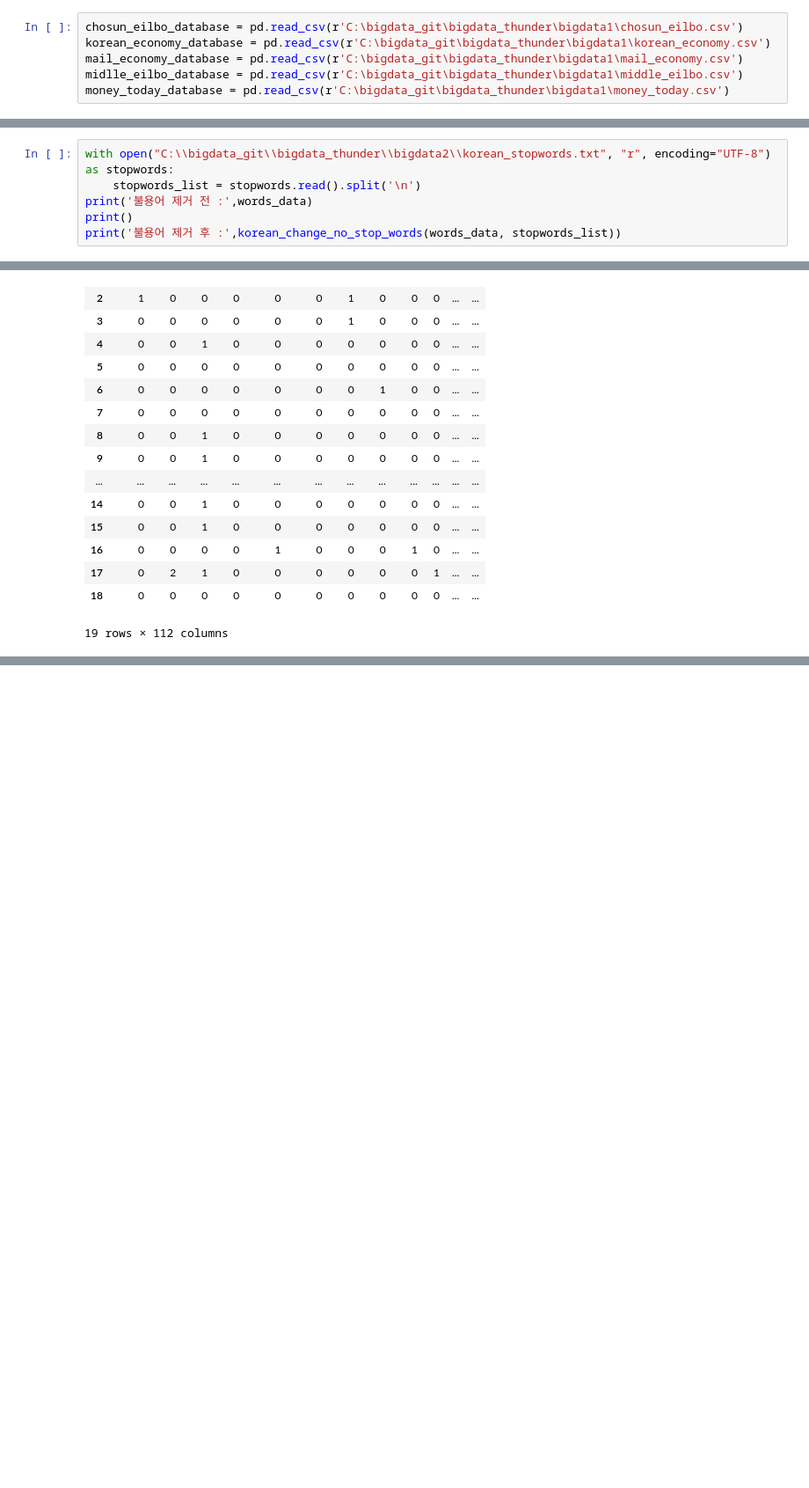
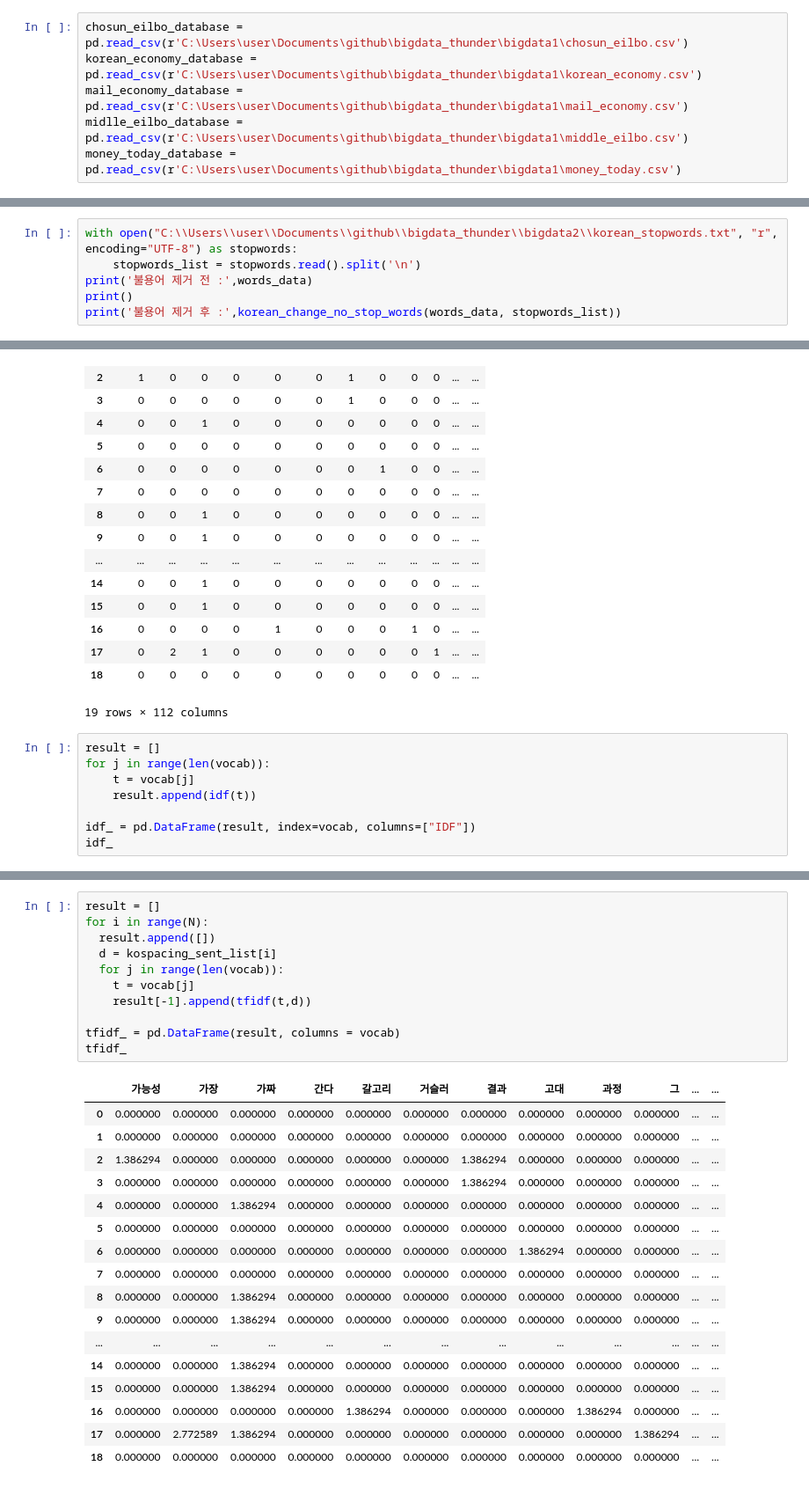
Before and after one commit to soldierzeus/bigdata_thunder, a Jupyter notebook: bigdata2/practice_bigdata_project.ipynb, the cells around one changed output, grey strips where cells are left out. Shown: that part at 88% size. Saved outputs shown, nothing was run; the diff lists cells and outputs as text; blank space fills up the shorter version.

```diff
--- a/bigdata2/practice_bigdata_project.ipynb
+++ b/bigdata2/practice_bigdata_project.ipynb
@@ -11,11 +11,11 @@ import pandas as pd
 # %% [markdown]
 뉴스별 데이터베이스 부르기
 # %%
-chosun_eilbo_database = pd.read_csv(r'C:\bigdata_git\bigdata_thunder\bigdata1\chosun_eilbo.csv')
-korean_economy_database = pd.read_csv(r'C:\bigdata_git\bigdata_thunder\bigdata1\korean_economy.csv')
-mail_economy_database = pd.read_csv(r'C:\bigdata_git\bigdata_thunder\bigdata1\mail_economy.csv')
-midlle_eilbo_database = pd.read_csv(r'C:\bigdata_git\bigdata_thunder\bigdata1\middle_eilbo.csv')
-money_today_database = pd.read_csv(r'C:\bigdata_git\bigdata_thunder\bigdata1\money_today.csv')
+chosun_eilbo_database = pd.read_csv(r'C:\Users\user\Documents\github\bigdata_thunder\bigdata1\chosun_eilbo.csv')
+korean_economy_database = pd.read_csv(r'C:\Users\user\Documents\github\bigdata_thunder\bigdata1\korean_economy.csv')
+mail_economy_database = pd.read_csv(r'C:\Users\user\Documents\github\bigdata_thunder\bigdata1\mail_economy.csv')
+midlle_eilbo_database = pd.read_csv(r'C:\Users\user\Documents\github\bigdata_thunder\bigdata1\middle_eilbo.csv')
+money_today_database = pd.read_csv(r'C:\Users\user\Documents\github\bigdata_thunder\bigdata1\money_today.csv')
 # %% [markdown]
 
 데이터베이스 테스트하기
@@ -174,5 +233,5 @@ from remove_stopwords import *
 # %%
-with open("C:\\bigdata_git\\bigdata_thunder\\bigdata2\\korean_stopwords.txt", "r", encoding="UTF-8") as stopwords:
+with open("C:\\Users\\user\\Documents\\github\\bigdata_thunder\\bigdata2\\korean_stopwords.txt", "r", encoding="UTF-8") as stopwords:
     stopwords_list = stopwords.read().split('\n')
 print('불용어 제거 전 :',words_data)
 print()
@@ -569,3 +648,11 @@ tf_
 | 17 | 0 | 2 | 1 | 0 | 0 | 0 | 0 | 0 | 0 | 1 | ... | ... |
 | 18 | 0 | 0 | 0 | 0 | 0 | 0 | 0 | 0 | 0 | 0 | ... | ... |
 19 rows × 112 columns
+# %%
+result = []
+for j in range(len(vocab)):
+    t = vocab[j]
+    result.append(idf(t))
+
+idf_ = pd.DataFrame(result, index=vocab, columns=["IDF"])
+idf_
@@ -571,0 +673,29 @@ tf_
+# %%
+result = []
+for i in range(N):
+  result.append([])
+  d = kospacing_sent_list[i]
+  for j in range(len(vocab)):
+    t = vocab[j]
+    result[-1].append(tfidf(t,d))
+
+tfidf_ = pd.DataFrame(result, columns = vocab)
+tfidf_
+# %% [output]
+|  | 가능성 | 가장 | 가짜 | 간다 | 갈고리 | 거슬러 | 결과 | 고대 | 과정 | 그 | ... | ... |
+| 0 | 0.000000 | 0.000000 | 0.000000 | 0.000000 | 0.000000 | 0.000000 | 0.000000 | 0.000000 | 0.000000 | 0.000000 | ... | ... |
+| 1 | 0.000000 | 0.000000 | 0.000000 | 0.000000 | 0.000000 | 0.000000 | 0.000000 | 0.000000 | 0.000000 | 0.000000 | ... | ... |
+| 2 | 1.386294 | 0.000000 | 0.000000 | 0.000000 | 0.000000 | 0.000000 | 1.386294 | 0.000000 | 0.000000 | 0.000000 | ... | ... |
+| 3 | 0.000000 | 0.000000 | 0.000000 | 0.000000 | 0.000000 | 0.000000 | 1.386294 | 0.000000 | 0.000000 | 0.000000 | ... | ... |
+| 4 | 0.000000 | 0.000000 | 1.386294 | 0.000000 | 0.000000 | 0.000000 | 0.000000 | 0.000000 | 0.000000 | 0.000000 | ... | ... |
+| 5 | 0.000000 | 0.000000 | 0.000000 | 0.000000 | 0.000000 | 0.000000 | 0.000000 | 0.000000 | 0.000000 | 0.000000 | ... | ... |
+| 6 | 0.000000 | 0.000000 | 0.000000 | 0.000000 | 0.000000 | 0.000000 | 0.000000 | 1.386294 | 0.000000 | 0.000000 | ... | ... |
+| 7 | 0.000000 | 0.000000 | 0.000000 | 0.000000 | 0.000000 | 0.000000 | 0.000000 | 0.000000 | 0.000000 | 0.000000 | ... | ... |
+| 8 | 0.000000 | 0.000000 | 1.386294 | 0.000000 | 0.000000 | 0.000000 | 0.000000 | 0.000000 | 0.000000 | 0.000000 | ... | ... |
+| 9 | 0.000000 | 0.000000 | 1.386294 | 0.000000 | 0.000000 | 0.000000 | 0.000000 | 0.000000 | 0.000000 | 0.000000 | ... | ... |
+| ... | ... | ... | ... | ... | ... | ... | ... | ... | ... | ... | ... | ... |
+| 14 | 0.000000 | 0.000000 | 1.386294 | 0.000000 | 0.000000 | 0.000000 | 0.000000 | 0.000000 | 0.000000 | 0.000000 | ... | ... |
+| 15 | 0.000000 | 0.000000 | 1.386294 | 0.000000 | 0.000000 | 0.000000 | 0.000000 | 0.000000 | 0.000000 | 0.000000 | ... | ... |
+| 16 | 0.000000 | 0.000000 | 0.000000 | 0.000000 | 1.386294 | 0.000000 | 0.000000 | 0.000000 | 1.386294 | 0.000000 | ... | ... |
+| 17 | 0.000000 | 2.772589 | 1.386294 | 0.000000 | 0.000000 | 0.000000 | 0.000000 | 0.000000 | 0.000000 | 1.386294 | ... | ... |
+| 18 | 0.000000 | 0.000000 | 0.000000 | 0.000000 | 0.000000 | 0.000000 | 0.000000 | 0.000000 | 0.000000 | 0.000000 | ... | ... |
```
Also changed, not shown: parts of 17 cells of this notebook, 1 other file.
